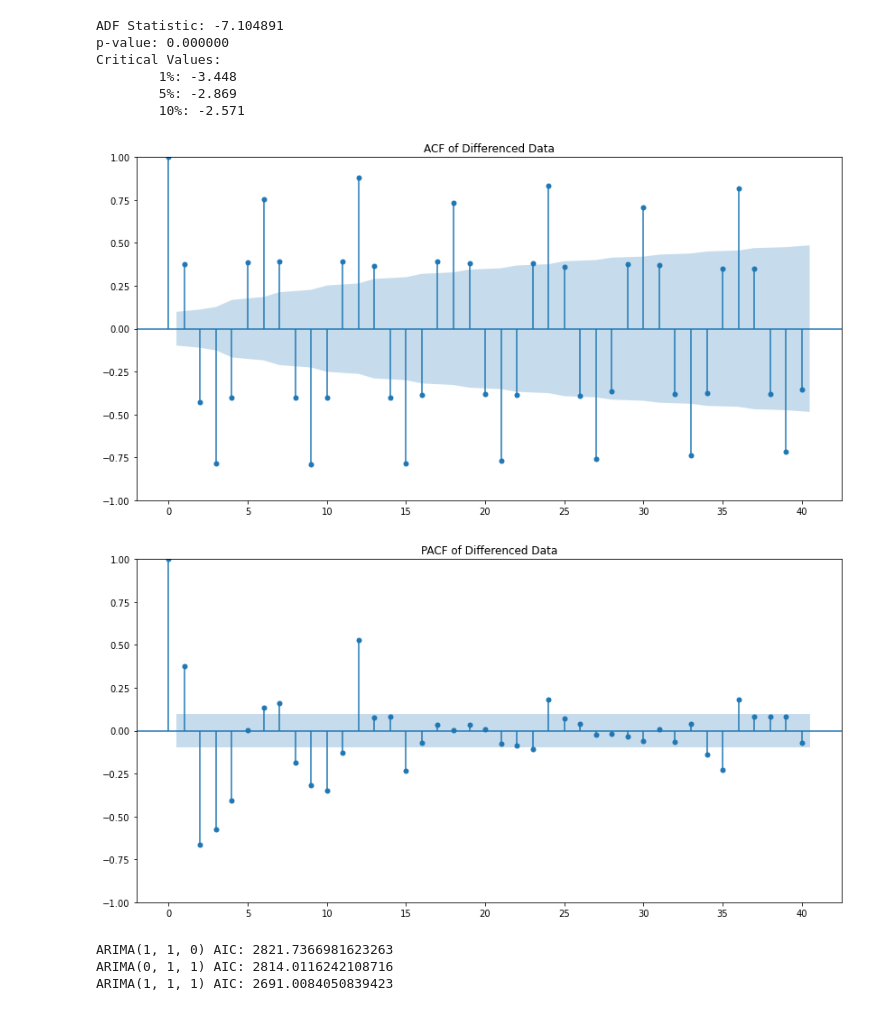
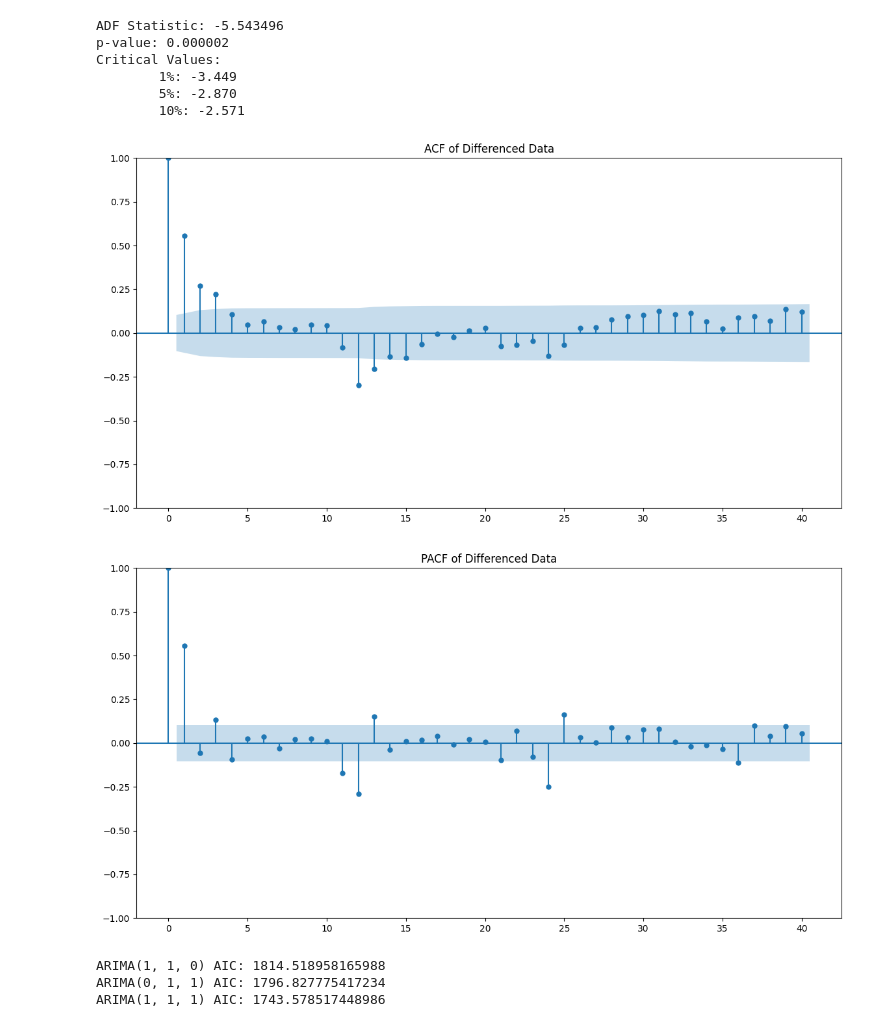
Before and after one commit to GussLii/Time-Series, a Jupyter notebook: code.ipynb, the cells around one changed output. Drawn from its saved outputs; the diff is of its cells as text; code cells hidden in the pictures.

```diff
--- a/code.ipynb
+++ b/code.ipynb
@@ -21,0 +15,5 @@ electric_data
+# %%
+#spit for the train and test data
+train_data = electric_data.iloc[:len(electric_data)-24]
+test_data = electric_data.iloc[len(electric_data)-24:]
+print(train_data.shape, test_data.shape)
@@ -38,16 +65,18 @@ dtype: int64
 ## Stationarity Test using ADF Test
 
 from statsmodels.tsa.stattools import adfuller
-electric_data = pd.read_csv('Electric_Production.csv')
+
 
 # Make sure the 'DATE' column is in datetime format
-electric_data['DATE'] = pd.to_datetime(electric_data['DATE'])
+train_data_ts= train_data.copy()
+train_data_ts['DATE'] = pd.to_datetime(train_data_ts['DATE'])
+
 
 # Set the 'DATE' column as the index
-electric_data.set_index('DATE', inplace=True)
+train_data_ts.set_index('DATE', inplace=True)
 
 # Apply the ADF test on the time series
-result = adfuller(electric_data['IPG2211A2N'])
+result = adfuller(train_data_ts['IPG2211A2N'])
 
 # Output the results
 print('ADF Statistic: %f' % result[0])
@@ -77,7 +110,19 @@ plt.show()
+# %%
+# take the log transformation to constance the vrariance
+import numpy as np
+
+train_data_ts['IPG2211A2N_log'] = np.log(train_data_ts['IPG2211A2N'])
+# %%
+train_data_ts_diff = train_data_ts['IPG2211A2N'].diff(12)
+train_data_ts_diff.isnull().sum()
+# print the null values location
+train_data_ts_diff[train_data_ts_diff.isnull()]
+#drop the null values, need more explaination for how to handle the null values
+train_data_ts_diff.dropna(inplace=True)
 # %%
 # perform adf test for this one the differenced data, log transformation before differencing I (for non_constance variance)
 
-result_diff = adfuller(electric_data_diff)
+result_diff = adfuller(train_data_ts_diff)
 
 # Output the results
 print('ADF Statistic: %f' % result_diff[0])
@@ -86,56 +131,48 @@ print('Critical Values:')
 for key, value in result_diff[4].items():
     print('\t%s: %.3f' % (key, value))
 # %% [output]
-ADF Statistic: -7.104891
-p-value: 0.000000
+ADF Statistic: -5.543496
+p-value: 0.000002
 Critical Values:
-        1%: -3.448
-        5%: -2.869
+        1%: -3.449
+        5%: -2.870
         10%: -2.571
 # %%
 import pandas as pd
 from statsmodels.graphics.tsaplots import plot_acf, plot_pacf
 import matplotlib.pyplot as plt
 
-# Load your dataset
-electric_data = pd.read_csv('Electric_Production.csv')
 
-# Convert the 'DATE' column to datetime and set it as the index
-electric_data['DATE'] = pd.to_datetime(electric_data['DATE'])
-electric_data.set_index('DATE', inplace=True)
-
-# Differencing the data if it is not already stationary
-electric_data_diff = electric_data['IPG2211A2N'].diff().dropna()
 
 # Plot the ACF
 plt.figure(figsize=(14,7))
-plot_acf(electric_data_diff, ax=plt.gca(), lags=40)
+plot_acf(train_data_ts_diff, ax=plt.gca(), lags=40)
 plt.title('ACF of Differenced Data')
 plt.show()
 
 # Plot the PACF
 plt.figure(figsize=(14,7))
-plot_pacf(electric_data_diff, ax=plt.gca(), lags=40)
+plot_pacf(train_data_ts_diff, ax=plt.gca(), lags=40)
 plt.title('PACF of Differenced Data')
 plt.show()
 # seasonal differencing to elimate the seaconal trend
 # %% [output]
-[figure, old version]
+[figure, new version]
-[figure, old version]
+[figure, new version]
 # %%
 ## AIC value for some possible ARIMA models
 from statsmodels.tsa.arima.model import ARIMA
 
 models = [(1,1,0), (0,1,1), (1,1,1)]
 for model_order in models:
-    model = ARIMA(electric_data_diff, order=model_order)
+    model = ARIMA(train_data_ts_diff, order=model_order)
     model_fit = model.fit()
 
     print(f'ARIMA{model_order} AIC: {model_fit.aic}')
 # %% [output]
-ARIMA(1, 1, 0) AIC: 2821.7366981623263
-ARIMA(0, 1, 1) AIC: 2814.0116242108716
-ARIMA(1, 1, 1) AIC: 2691.0084050839423
+ARIMA(1, 1, 0) AIC: 1814.518958165988
+ARIMA(0, 1, 1) AIC: 1796.827775417234
+ARIMA(1, 1, 1) AIC: 1743.578517448986
 # %%
 import statsmodels.api as sm
 
```
Also changed, not shown: parts of 13 cells of this notebook.
